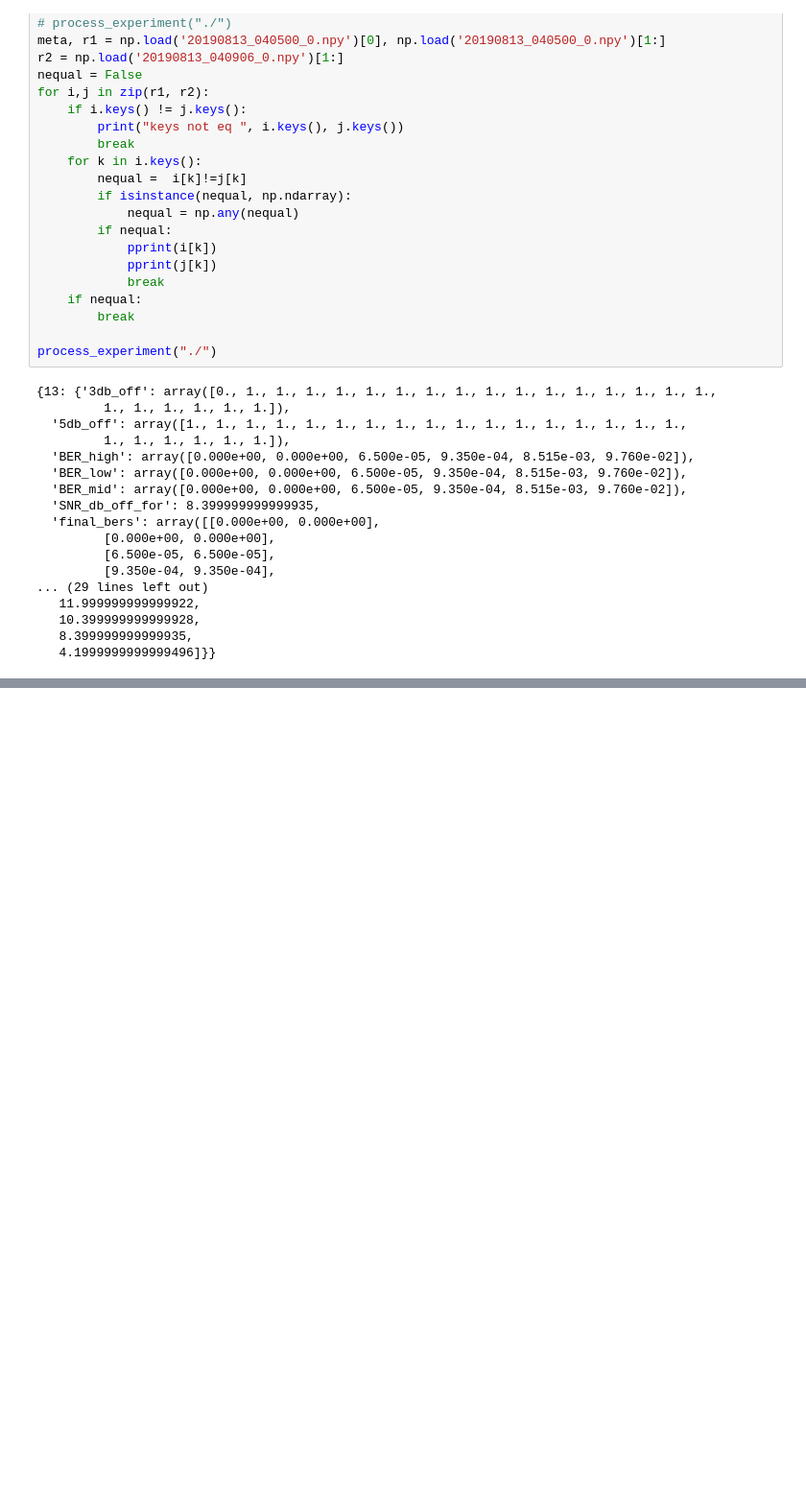
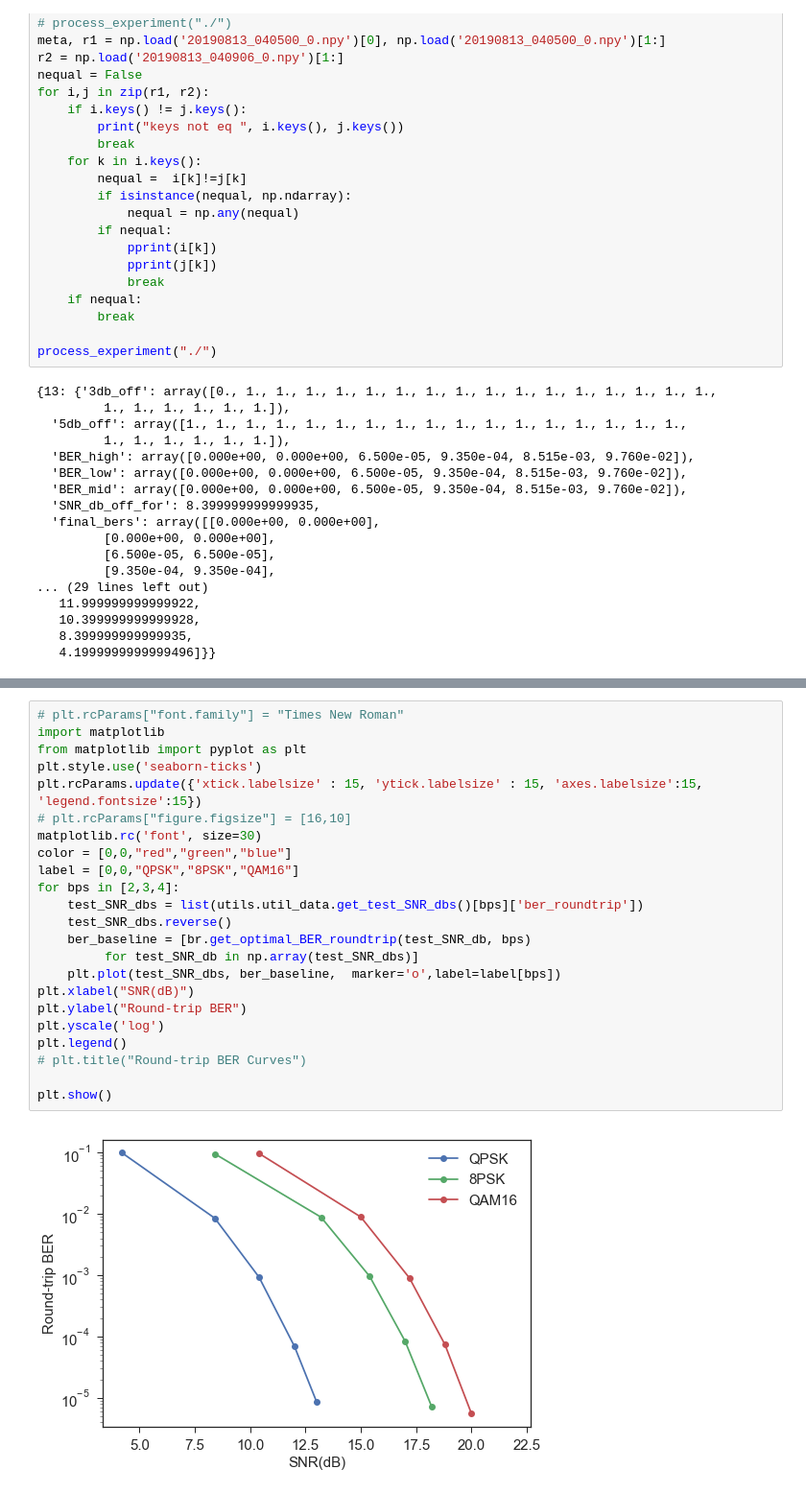
Before and after one commit to ml4wireless/echo, a Jupyter notebook: analysis/plot_results.ipynb, the cells around one changed output, grey strips where cells are left out. Shown at 96% size. Drawn from its saved outputs; the diff is of its cells as text; blank space fills up the shorter version.

```diff
--- a/analysis/plot_results.ipynb
+++ b/analysis/plot_results.ipynb
@@ -306,0 +375,25 @@ dict_keys(['3db_off', 'BER_low', 'SNR_db_off_for', 'BER_mid', 'num_trials', 'fin
+# %%
+# plt.rcParams["font.family"] = "Times New Roman"
+import matplotlib
+from matplotlib import pyplot as plt
+plt.style.use('seaborn-ticks')
+plt.rcParams.update({'xtick.labelsize' : 15, 'ytick.labelsize' : 15, 'axes.labelsize':15, 'legend.fontsize':15})
+# plt.rcParams["figure.figsize"] = [16,10]
+matplotlib.rc('font', size=30)
+color = [0,0,"red","green","blue"]
+label = [0,0,"QPSK","8PSK","QAM16"]
+for bps in [2,3,4]:
+    test_SNR_dbs = list(utils.util_data.get_test_SNR_dbs()[bps]['ber_roundtrip'])
+    test_SNR_dbs.reverse()
+    ber_baseline = [br.get_optimal_BER_roundtrip(test_SNR_db, bps)
+         for test_SNR_db in np.array(test_SNR_dbs)]
+    plt.plot(test_SNR_dbs, ber_baseline,  marker='o',label=label[bps])
+plt.xlabel("SNR(dB)")
+plt.ylabel("Round-trip BER")
+plt.yscale('log')
+plt.legend()
+# plt.title("Round-trip BER Curves")
+
+plt.show()
+# %% [output]
+[figure, added]
```
Also changed, not shown: parts of 5 cells of this notebook, 4 other files.
